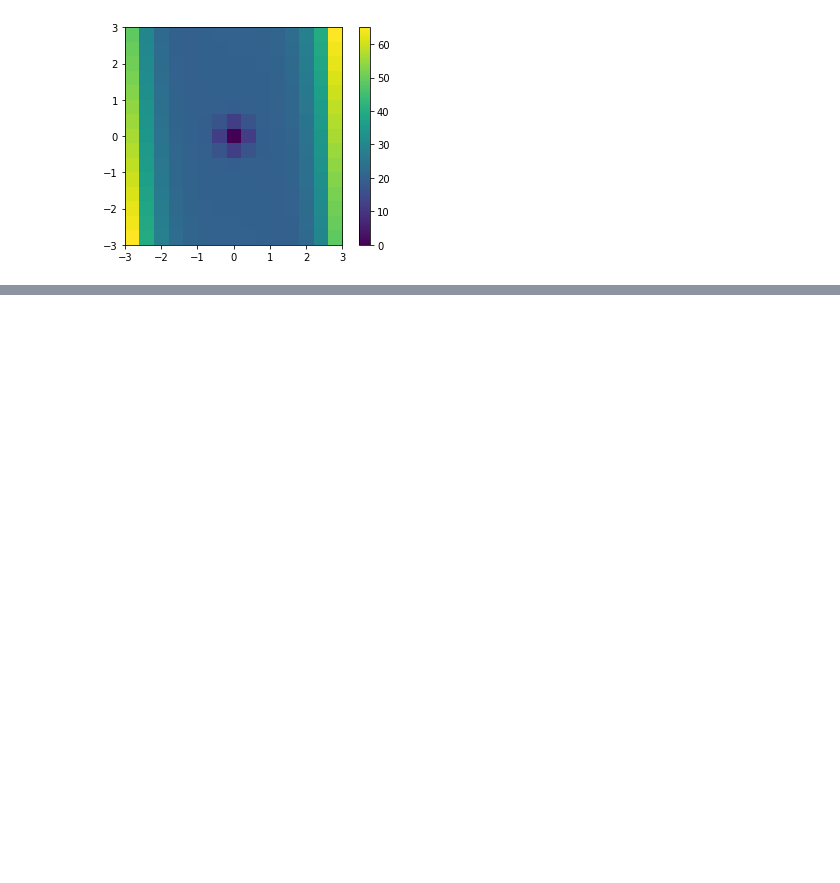
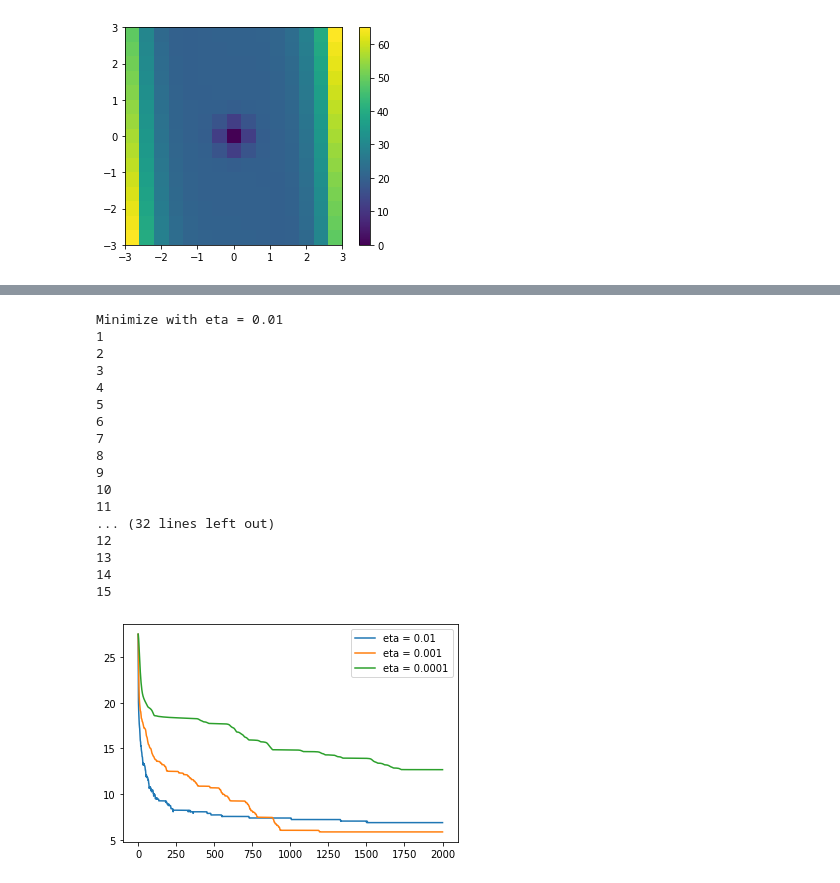
Before and after one commit to LorenzoBuriola/LoCP_moduleB, a Jupyter notebook: Ex_week01.ipynb, the cells around one changed output, grey strips where cells are left out. Drawn from its saved outputs; the diff is of its cells as text; code cells hidden in the pictures; blank space fills up the shorter version.

```diff
--- a/Ex_week01.ipynb
+++ b/Ex_week01.ipynb
@@ -252,0 +182,26 @@ plt.plot(np.arange(5001), Results_adams['mean'])
+# %%
+ResultsNAG = pd.DataFrame()
+for e in eta:
+    ResultsNAG['eta = ' + str(e)] = minResults(x, y, e, 2000, NAG).mean(axis=1)
+
+ResultsNAG.plot()
+plt.show()
+# %% [output]
+Minimize with eta = 0.01
+1
+2
+3
+4
+5
+6
+7
+8
+9
+10
+11
+... (32 lines left out)
+12
+13
+14
+15
+[figure, added]
```
Also changed, not shown: parts of 14 cells of this notebook.
